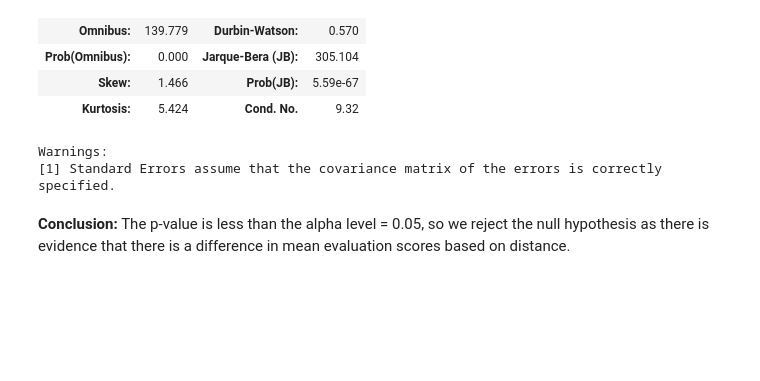
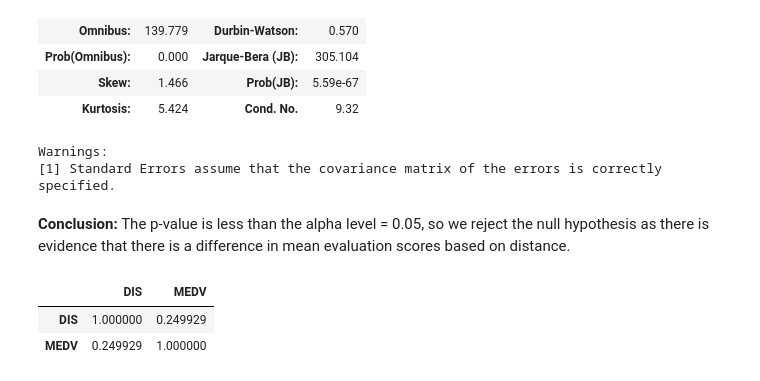
Before and after one commit to eks/statistics_for_data_science, a Jupyter notebook: Boston Housing.ipynb, the cells around one changed output. Saved outputs shown, nothing was run; the diff lists cells and outputs as text; code cells hidden in the pictures; blank space fills up the shorter version.

```diff
--- a/Boston Housing.ipynb
+++ b/Boston Housing.ipynb
@@ -221,3 +228,9 @@ Warnings:
 [1] Standard Errors assume that the covariance matrix of the errors is correctly specified.
 # %% [markdown]
 **Conclusion:** The p-value is less than the alpha level = 0.05, so we reject the null hypothesis as there is evidence that there is a difference in mean evaluation scores based on distance.
+# %%
+boston_df[['DIS', 'MEDV']].corr()
+# %% [output]
+|  | DIS | MEDV |
+| DIS | 1.000000 | 0.249929 |
+| MEDV | 0.249929 | 1.000000 |
```
Also changed, not shown: parts of 4 cells of this notebook.
